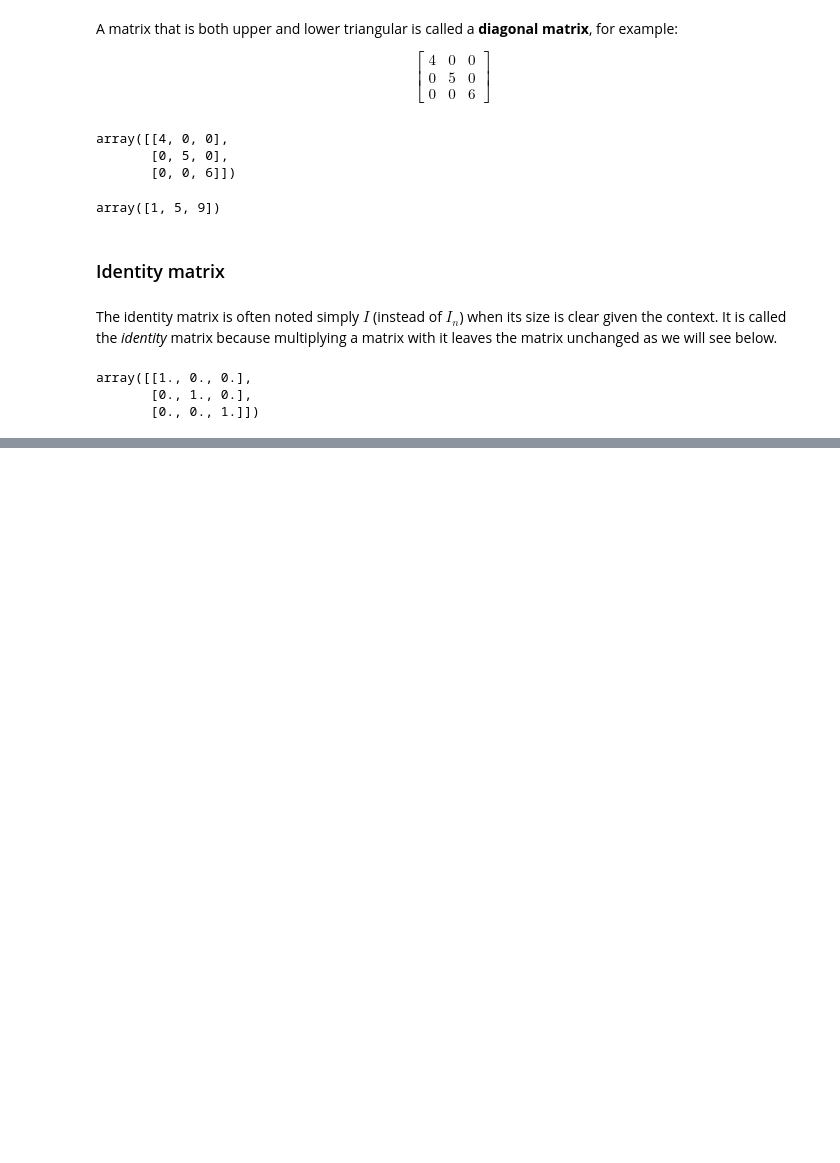
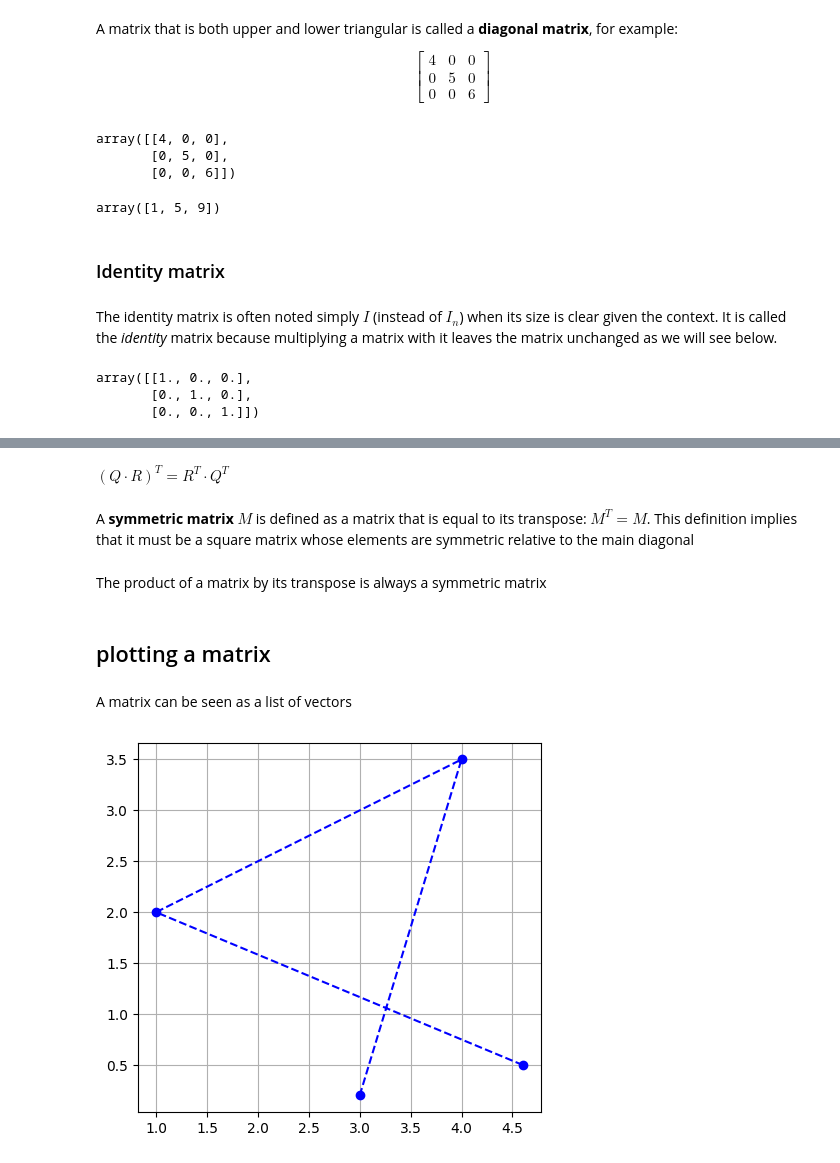
Before and after one commit to badiibayoudh/Machine-learning, a Jupyter notebook: linear_algebra.ipynb, the cells around one changed output, grey strips where cells are left out. Saved outputs shown, nothing was run; the diff lists cells and outputs as text; code cells hidden in the pictures; blank space fills up the shorter version.

```diff
--- a/linear_algebra.ipynb
+++ b/linear_algebra.ipynb
@@ -375,0 +439,25 @@ array([[1., 0., 0.],
+# %% [markdown]
+$(Q \cdot R)^T = R^T \cdot Q^T$
+# %% [markdown]
+A **symmetric matrix** $M$ is defined as a matrix that is equal to its transpose: $M^T = M$. This definition implies that it must be a square matrix whose elements are symmetric relative to the main diagonal
+# %% [markdown]
+The product of a matrix by its transpose is always a symmetric matrix
+# %% [markdown]
+## plotting a matrix
+# %% [markdown]
+A matrix can be seen as  a list of vectors
+# %%
+P = np.array([
+        [3.0, 4.0, 1.0, 4.6],
+        [0.2, 3.5, 2.0, 0.5]
+    ])
+
+x_xoordinates, y_coordinates = P
+#plt.scatter(x_xoordinates, y_coordinates, color="r")
+plt.plot(x_xoordinates, y_coordinates, "b--")
+plt.plot(x_xoordinates, y_coordinates, "bo")
+plt.gca().set_aspect("equal")
+plt.grid()
+plt.show()
+# %% [output]
+[figure, added]
```
Also changed, not shown: parts of 16 cells of this notebook.
